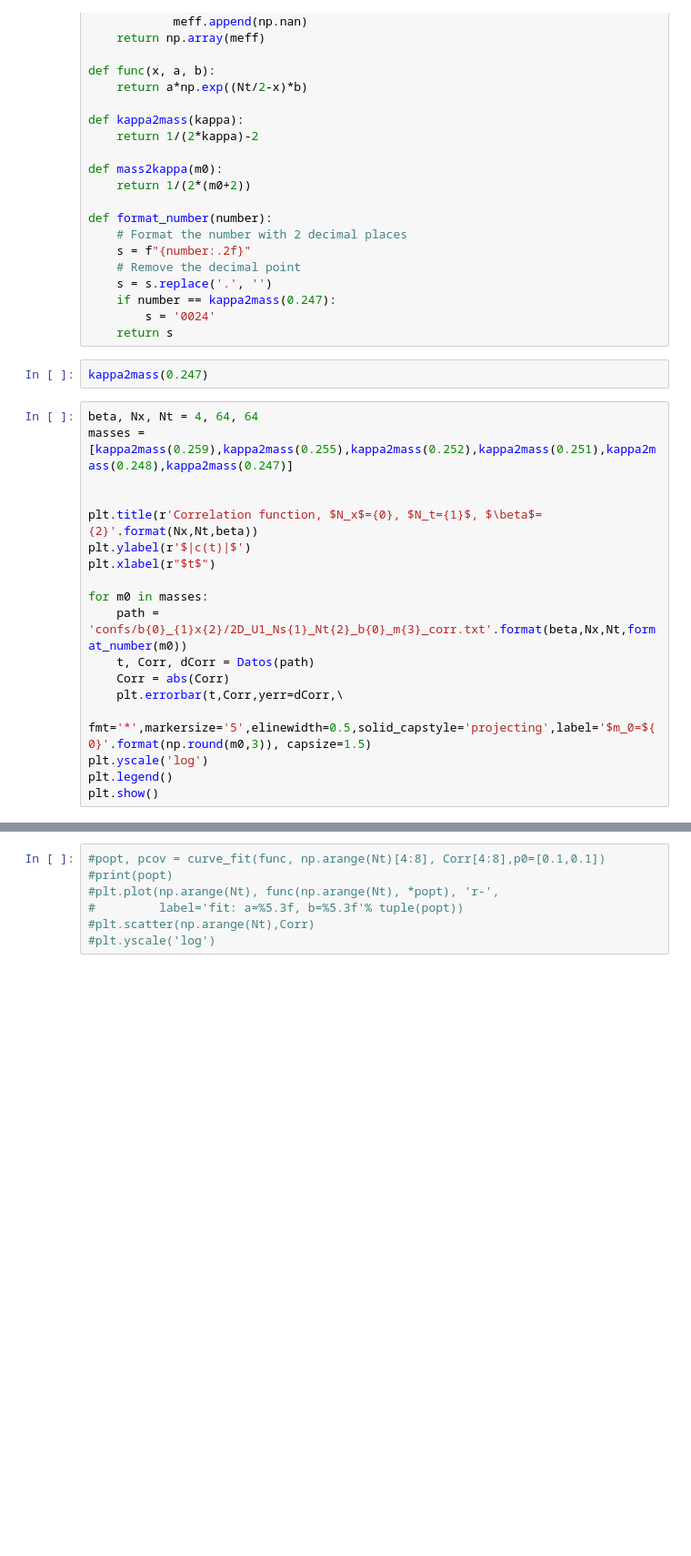
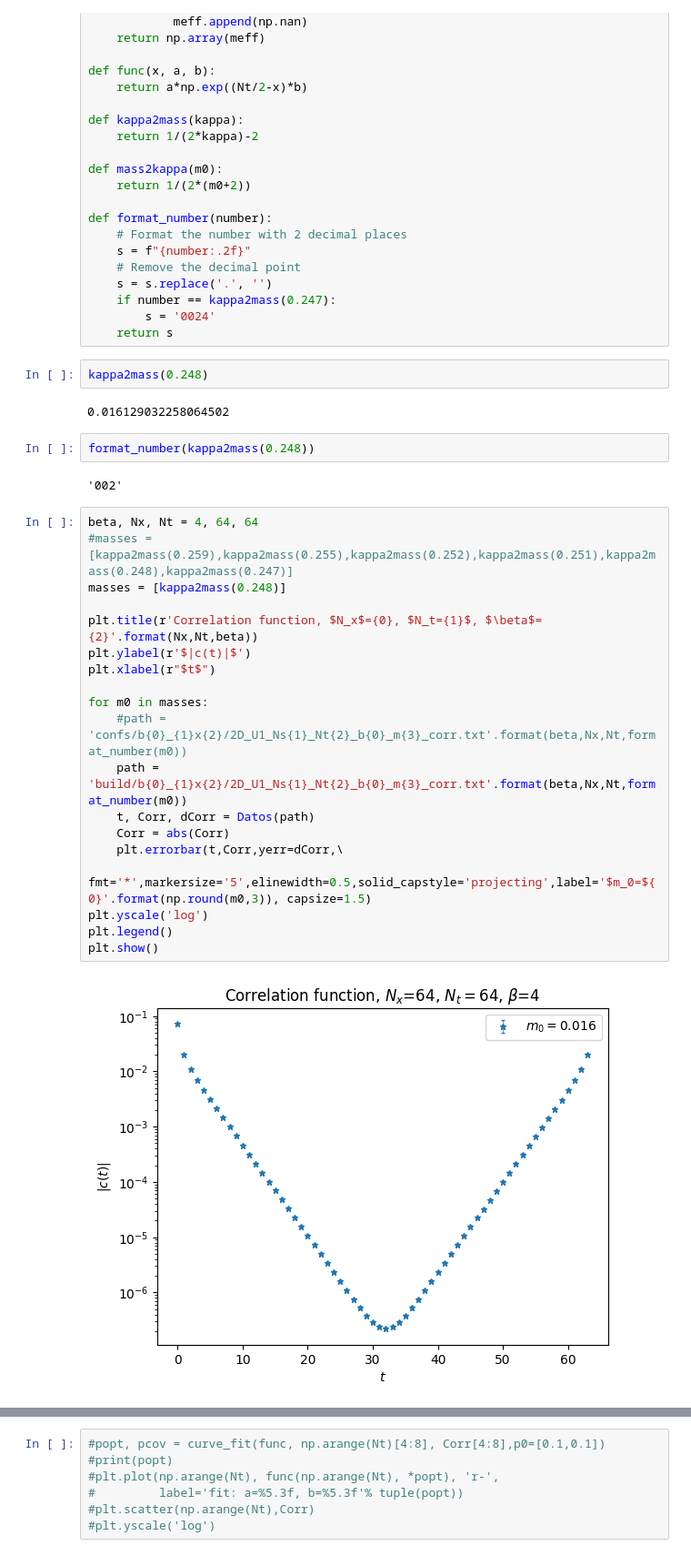
Before and after one commit to Fabian2598/SchwingerModel, a Jupyter notebook: mass_analysis.ipynb, the cells around one changed output, grey strips where cells are left out. Shown: that part at 91% size. Drawn from its saved outputs; the diff is of its cells as text; blank space fills up the shorter version.

Commit message:
Read binary conf

```diff
--- a/mass_analysis.ipynb
+++ b/mass_analysis.ipynb
@@ -52,25 +52,34 @@ def format_number(number):
         s = '0024'
     return s
 # %%
-kappa2mass(0.247)
+kappa2mass(0.248)
+# %% [output]
+0.016129032258064502
+# %%
+format_number(kappa2mass(0.248))
+# %% [output]
+'002'
 # %%
 beta, Nx, Nt = 4, 64, 64
-masses = [kappa2mass(0.259),kappa2mass(0.255),kappa2mass(0.252),kappa2mass(0.251),kappa2mass(0.248),kappa2mass(0.247)]
-
+#masses = [kappa2mass(0.259),kappa2mass(0.255),kappa2mass(0.252),kappa2mass(0.251),kappa2mass(0.248),kappa2mass(0.247)]
+masses = [kappa2mass(0.248)]
 
 plt.title(r'Correlation function, $N_x$={0}, $N_t={1}$, $\beta$={2}'.format(Nx,Nt,beta))
 plt.ylabel(r'$|c(t)|$')
 plt.xlabel(r"$t$")
 
 for m0 in masses:
-    path = 'confs/b{0}_{1}x{2}/2D_U1_Ns{1}_Nt{2}_b{0}_m{3}_corr.txt'.format(beta,Nx,Nt,format_number(m0))
+    #path = 'confs/b{0}_{1}x{2}/2D_U1_Ns{1}_Nt{2}_b{0}_m{3}_corr.txt'.format(beta,Nx,Nt,format_number(m0))
+    path = 'build/b{0}_{1}x{2}/2D_U1_Ns{1}_Nt{2}_b{0}_m{3}_corr.txt'.format(beta,Nx,Nt,format_number(m0))
     t, Corr, dCorr = Datos(path)
     Corr = abs(Corr)
     plt.errorbar(t,Corr,yerr=dCorr,\
         fmt='*',markersize='5',elinewidth=0.5,solid_capstyle='projecting',label='$m_0=${0}'.format(np.round(m0,3)), capsize=1.5)
 plt.yscale('log')
 plt.legend()
 plt.show()
+# %% [output]
+[figure, added]
 # %%
 for t in range(Nt):
     print('C({0})= {1} +- {2}'.format(t,Corr[t],dCorr[t]))
```
Also changed, not shown: parts of 3 cells of this notebook, 3 other files.
